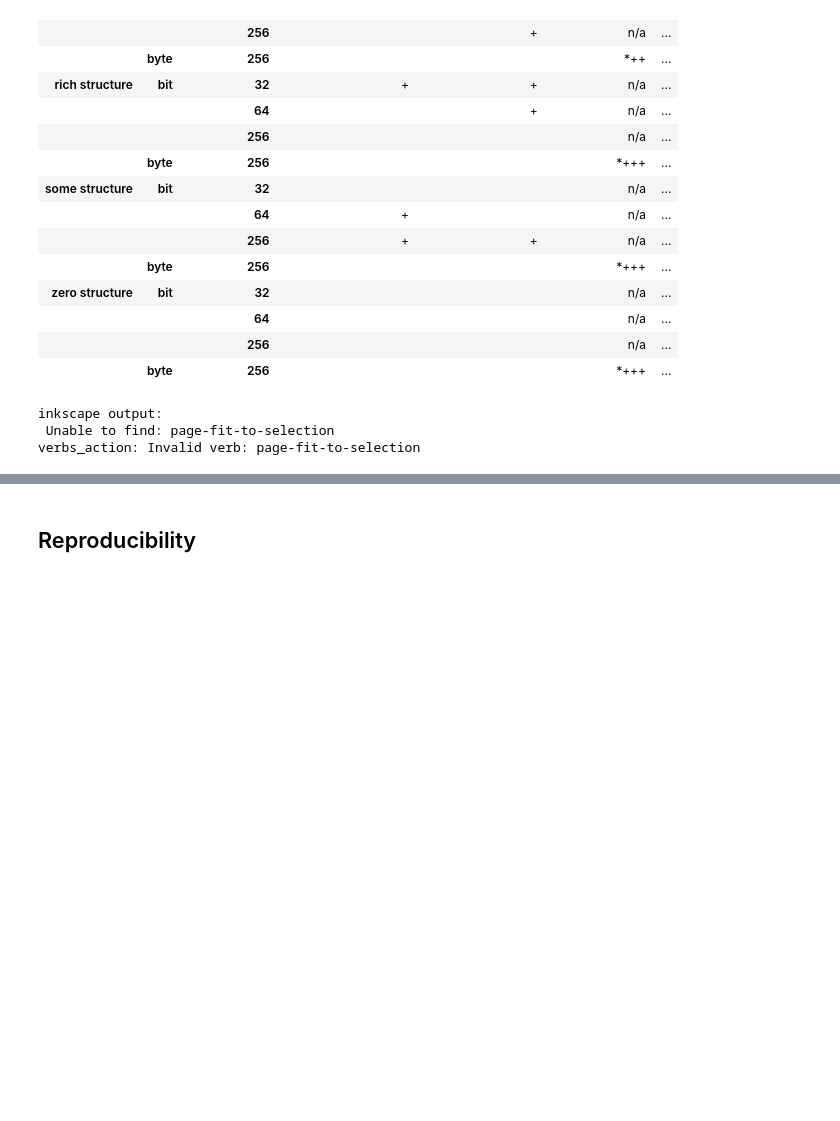
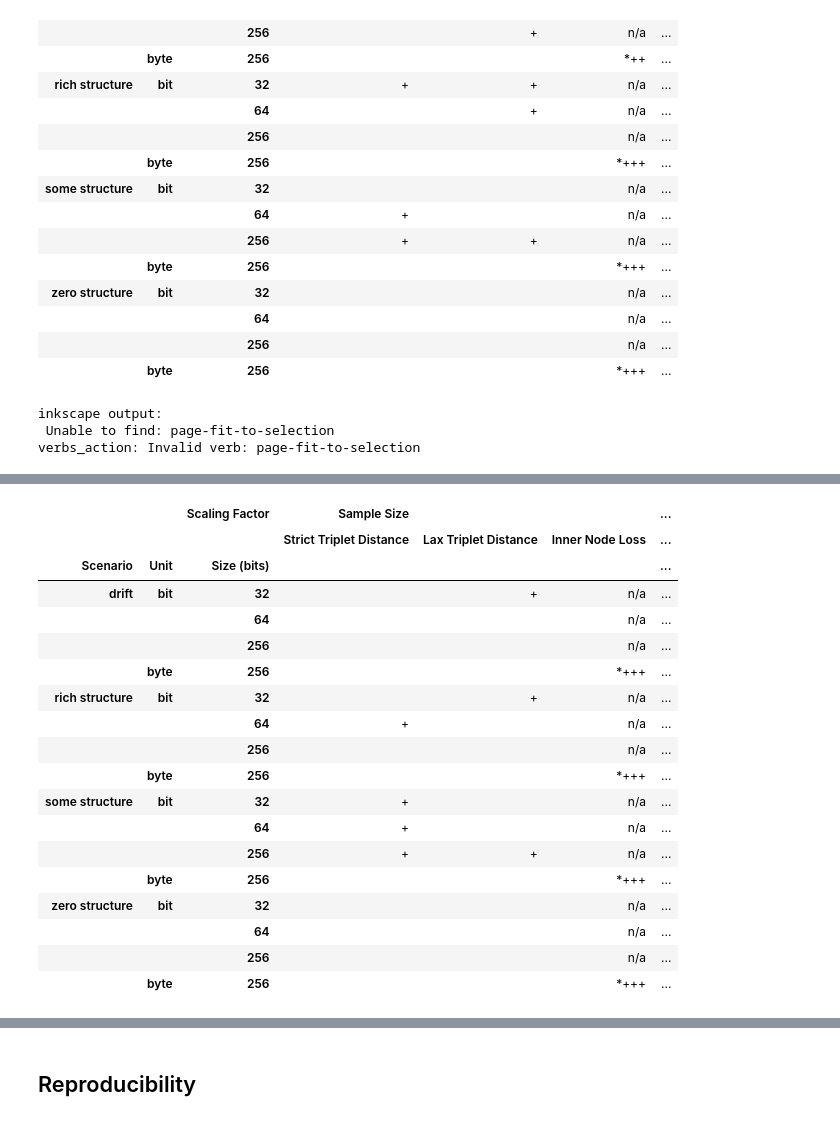
Before and after one commit to mmore500/hstrat-reconstruction-quality, a Jupyter notebook: binder/dsamp-popsize-scale/dsamp-popsize-scale.ipynb, the cells around one changed output, grey strips where cells are left out. Drawn from its saved outputs; the diff is of its cells as text; code cells hidden in the pictures; blank space fills up the shorter version.

```diff
--- a/binder/dsamp-popsize-scale/dsamp-popsize-scale.ipynb
+++ b/binder/dsamp-popsize-scale/dsamp-popsize-scale.ipynb
@@ -512,0 +514,88 @@ verbs_action: Invalid verb: page-fit-to-selection
+# %%
+vars = [
+    "Scaling Factor",
+    "Scenario",
+    "Unit",
+    # "Num Generations",
+    "Size<br/>(bits)",
+]
+styled_dfs = (
+    dfr[
+        (dfr["Num Generations"] == 100000)
+        & (dfr["Algorithm"].isin(["surf-hybrid"]))
+    ]
+    .set_index(vars)
+    .unstack(level=0)[
+        [
+            "Strict<br/>Triplet<br/>Distance",
+            "Lax<br/>Triplet<br/>Distance",
+            "Inner<br/>Node<br/>Loss",
+        ]
+    ]
+    .swaplevel(axis="columns")
+    .sort_index(axis=1, level=0, ascending=False)
+    .style.background_gradient(cmap=cmap, vmin=-1, vmax=1, axis=None)
+    .format(lambda x: lookup_effect.get(x, "n/a"))
+)
+
+props = [
+    ("cellpadding", "0px"),
+    ("cellspacing", "0px"),
+    ("border", "1px solid black"),
+    ("border-collapse", "collapse"),
+    ("max-width", "80px !important"),
+    ("word-wrap", "break-word"),
+]
+moreprops = [
+    *props,
+    ("padding-top", "0px"),
+    ("padding-bottom", "0px"),
+    ("margin", "0px"),
+    ("height", "0px"),
+]
+smallprops = [
+    *moreprops,
+    ("font-size", "9px"),
+    ("text-align", "center"),
+    ("width", "65px"),
+]
+bigprops = [
+    *moreprops,
+    ("font-size", "11px"),
+    ("color", "white"),
+    ("background-color", "DimGray"),
+]
+
+divider_style = [
+    # Header cell borders
+    {"selector": "th", "props": bigprops},
+    # Data cell borders
+    {"selector": "td", "props": smallprops},
+    # Row borders
+    {"selector": "tr", "props": smallprops},
+]
+styled_dfs = styled_dfs.set_table_styles(divider_style).set_table_attributes(
+    'style="cellspacing:0;border-collapse:collapse;font-family:sans-serif;"'
+)
+
+styled_dfs
+# %% [output]
+|  |  | Scaling Factor | Sample Size |  |  | ... |
+|  |  |  | Strict Triplet Distance | Lax Triplet Distance | Inner Node Loss | ... |
+| Scenario | Unit | Size (bits) |  |  |  | ... |
+| drift | bit | 32 |  | + | n/a | ... |
+|  |  | 64 |  |  | n/a | ... |
+|  |  | 256 |  |  | n/a | ... |
+|  | byte | 256 |  |  | *+++ | ... |
+| rich structure | bit | 32 |  | + | n/a | ... |
+|  |  | 64 | + |  | n/a | ... |
+|  |  | 256 |  |  | n/a | ... |
+|  | byte | 256 |  |  | *+++ | ... |
+| some structure | bit | 32 | + |  | n/a | ... |
+|  |  | 64 | + |  | n/a | ... |
+|  |  | 256 | + | + | n/a | ... |
+|  | byte | 256 |  |  | *+++ | ... |
+| zero structure | bit | 32 |  |  | n/a | ... |
+|  |  | 64 |  |  | n/a | ... |
+|  |  | 256 |  |  | n/a | ... |
+|  | byte | 256 |  |  | *+++ | ... |
```
Also changed, not shown: parts of 8 cells of this notebook, 34 other files.
